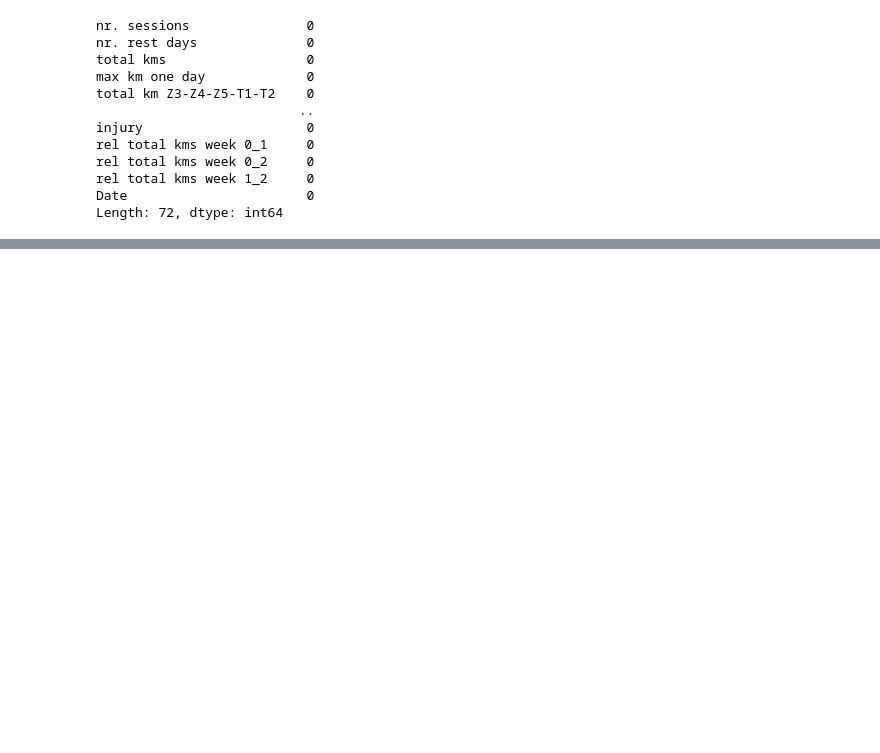
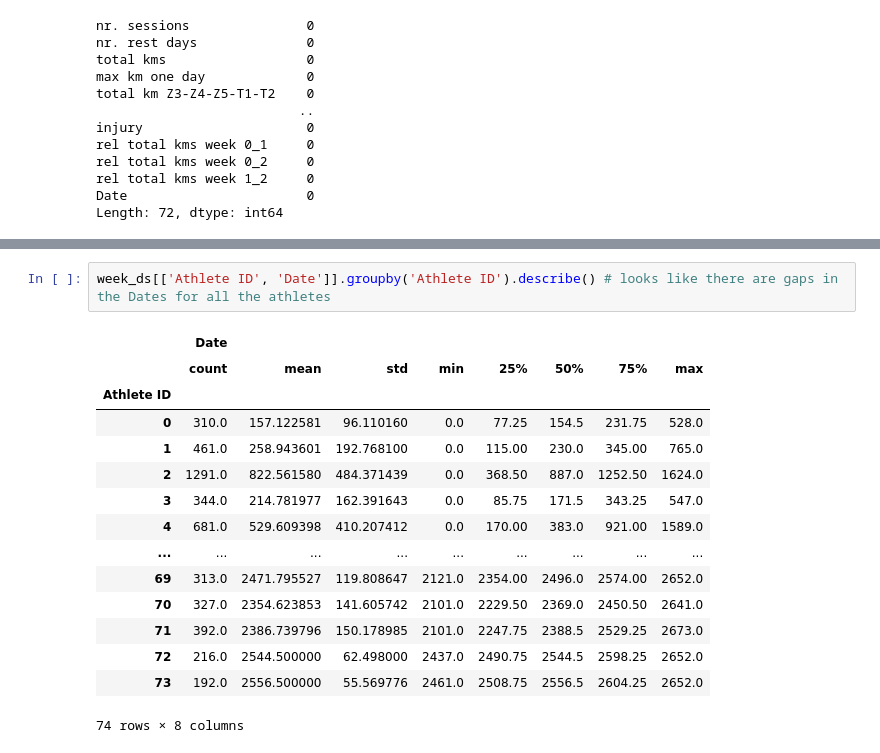
Before and after one commit to sonicjoy/Injury-Prediction-for-Competitive-Runners, a Jupyter notebook: main.ipynb, the cells around one changed output, grey strips where cells are left out. Saved outputs shown, nothing was run; the diff lists cells and outputs as text; blank space fills up the shorter version.

```diff
--- a/main.ipynb
+++ b/main.ipynb
@@ -210,0 +244,18 @@ Num GPUs Available:  1
+# %%
+week_ds[['Athlete ID', 'Date']].groupby('Athlete ID').describe() # looks like there are gaps in the Dates for all the athletes
+# %% [output]
+|  | Date |  |  |  |  |  |  |  |
+|  | count | mean | std | min | 25% | 50% | 75% | max |
+| Athlete ID |  |  |  |  |  |  |  |  |
+| 0 | 310.0 | 157.122581 | 96.110160 | 0.0 | 77.25 | 154.5 | 231.75 | 528.0 |
+| 1 | 461.0 | 258.943601 | 192.768100 | 0.0 | 115.00 | 230.0 | 345.00 | 765.0 |
+| 2 | 1291.0 | 822.561580 | 484.371439 | 0.0 | 368.50 | 887.0 | 1252.50 | 1624.0 |
+| 3 | 344.0 | 214.781977 | 162.391643 | 0.0 | 85.75 | 171.5 | 343.25 | 547.0 |
+| 4 | 681.0 | 529.609398 | 410.207412 | 0.0 | 170.00 | 383.0 | 921.00 | 1589.0 |
+| ... | ... | ... | ... | ... | ... | ... | ... | ... |
+| 69 | 313.0 | 2471.795527 | 119.808647 | 2121.0 | 2354.00 | 2496.0 | 2574.00 | 2652.0 |
+| 70 | 327.0 | 2354.623853 | 141.605742 | 2101.0 | 2229.50 | 2369.0 | 2450.50 | 2641.0 |
+| 71 | 392.0 | 2386.739796 | 150.178985 | 2101.0 | 2247.75 | 2388.5 | 2529.25 | 2673.0 |
+| 72 | 216.0 | 2544.500000 | 62.498000 | 2437.0 | 2490.75 | 2544.5 | 2598.25 | 2652.0 |
+| 73 | 192.0 | 2556.500000 | 55.569776 | 2461.0 | 2508.75 | 2556.5 | 2604.25 | 2652.0 |
+74 rows × 8 columns
```
Also changed, not shown: parts of 7 cells of this notebook, 1 other file.
